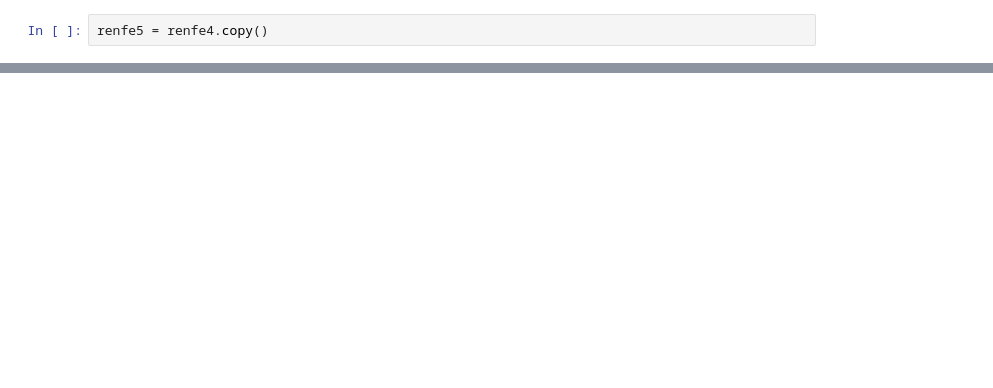
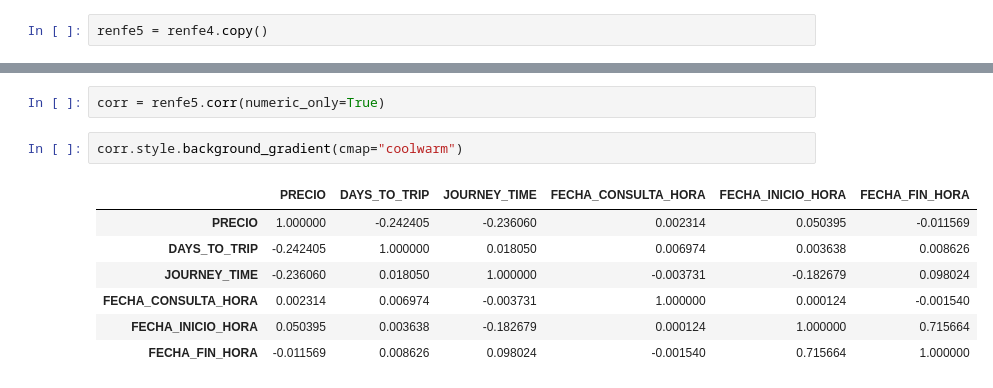
Before and after one commit to haroldavis/Data-renfe, a Jupyter notebook: renfe.ipynb, the cells around one changed output, grey strips where cells are left out. Saved outputs shown, nothing was run; the diff lists cells and outputs as text; blank space fills up the shorter version.

```diff
--- a/renfe.ipynb
+++ b/renfe.ipynb
@@ -373,0 +463,12 @@ renfe5 = renfe4.copy()
+# %%
+corr = renfe5.corr(numeric_only=True)
+# %%
+corr.style.background_gradient(cmap="coolwarm")
+# %% [output]
+|  | PRECIO | DAYS_TO_TRIP | JOURNEY_TIME | FECHA_CONSULTA_HORA | FECHA_INICIO_HORA | FECHA_FIN_HORA |
+| PRECIO | 1.000000 | -0.242405 | -0.236060 | 0.002314 | 0.050395 | -0.011569 |
+| DAYS_TO_TRIP | -0.242405 | 1.000000 | 0.018050 | 0.006974 | 0.003638 | 0.008626 |
+| JOURNEY_TIME | -0.236060 | 0.018050 | 1.000000 | -0.003731 | -0.182679 | 0.098024 |
+| FECHA_CONSULTA_HORA | 0.002314 | 0.006974 | -0.003731 | 1.000000 | 0.000124 | -0.001540 |
+| FECHA_INICIO_HORA | 0.050395 | 0.003638 | -0.182679 | 0.000124 | 1.000000 | 0.715664 |
+| FECHA_FIN_HORA | -0.011569 | 0.008626 | 0.098024 | -0.001540 | 0.715664 | 1.000000 |
```
Also changed, not shown: parts of 16 cells of this notebook.
